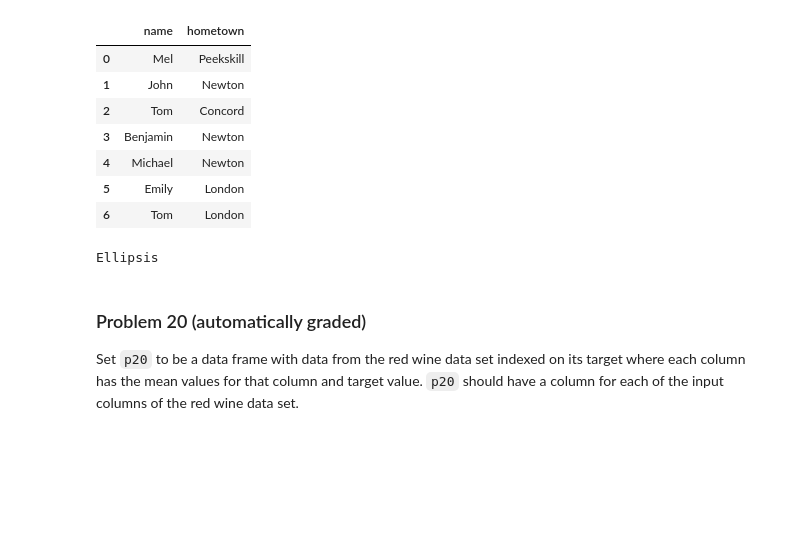
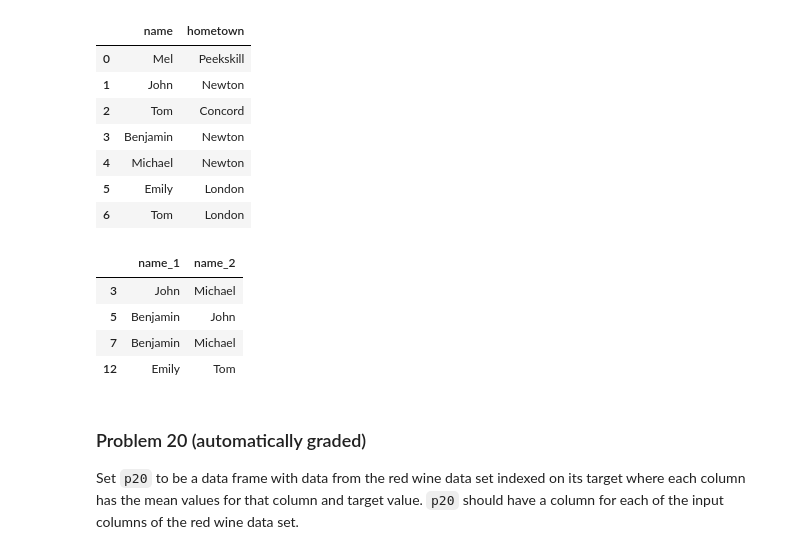
Before and after one commit to manningdbu/dx602-homework-10, a Jupyter notebook: homework.ipynb, the cells around one changed output. Drawn from its saved outputs; the diff is of its cells as text; code cells hidden in the pictures; blank space fills up the shorter version.

```diff
--- a/homework.ipynb
+++ b/homework.ipynb
@@ -374,12 +375,19 @@ q19
 | 4 | Michael | Newton |
 | 5 | Emily | London |
 | 6 | Tom | London |
-# %%
-# YOUR CHANGES HERE
-
-...
-# %% [output]
-Ellipsis
+# %%
+# YOUR CHANGES HERE
+
+merger = q19.merge(q19, on='hometown')
+p19 = merger[merger["name_x"] < merger['name_y']][['name_x', 'name_y']]
+p19.columns = ['name_1', 'name_2']
+p19
+# %% [output]
+|  | name_1 | name_2 |
+| 3 | John | Michael |
+| 5 | Benjamin | John |
+| 7 | Benjamin | Michael |
+| 12 | Emily | Tom |
 # %% [markdown]
 ### Problem 20 (automatically graded)
 
```
Also changed, not shown: parts of 6 cells of this notebook.
